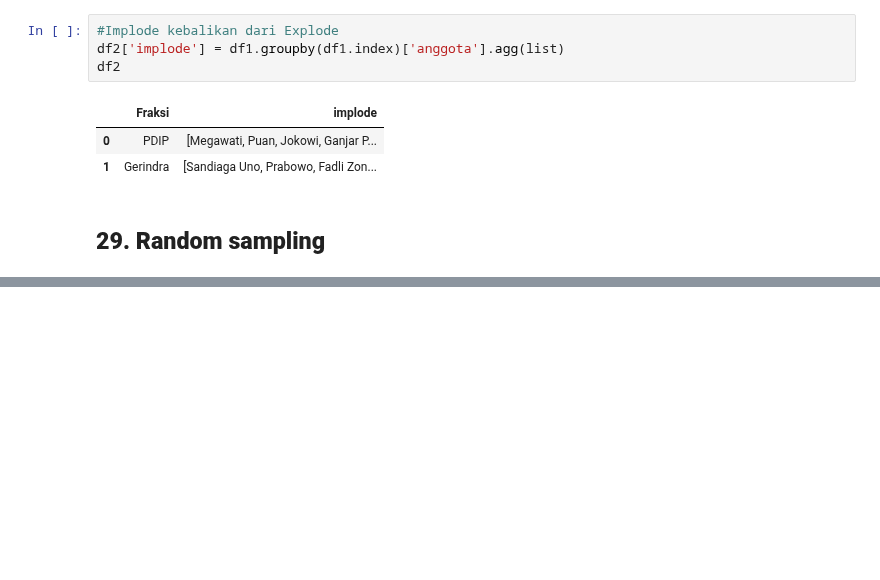
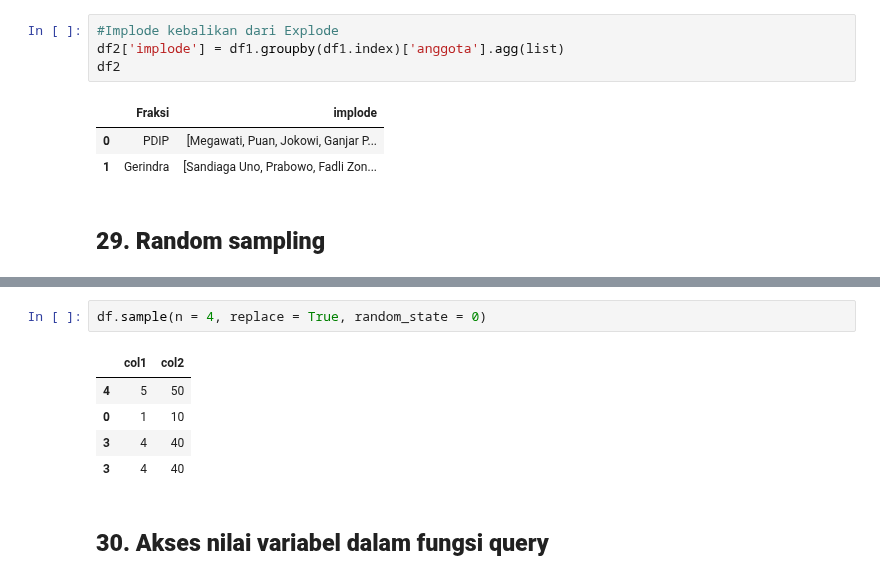
Before and after one commit to Edy-Mochamad/Learn-jupyter-notebook, a Jupyter notebook: pandas.ipynb, the cells around one changed output, grey strips where cells are left out. Saved outputs shown, nothing was run; the diff lists cells and outputs as text; blank space fills up the shorter version.

```diff
--- a/pandas.ipynb
+++ b/pandas.ipynb
@@ -1414,0 +1446,10 @@ df2
+# %%
+df.sample(n = 4, replace = True, random_state = 0)
+# %% [output]
+|  | col1 | col2 |
+| 4 | 5 | 50 |
+| 0 | 1 | 10 |
+| 3 | 4 | 40 |
+| 3 | 4 | 40 |
+# %% [markdown]
+## **30. Akses nilai variabel dalam fungsi query**
```
Also changed, not shown: parts of 4 cells of this notebook.
